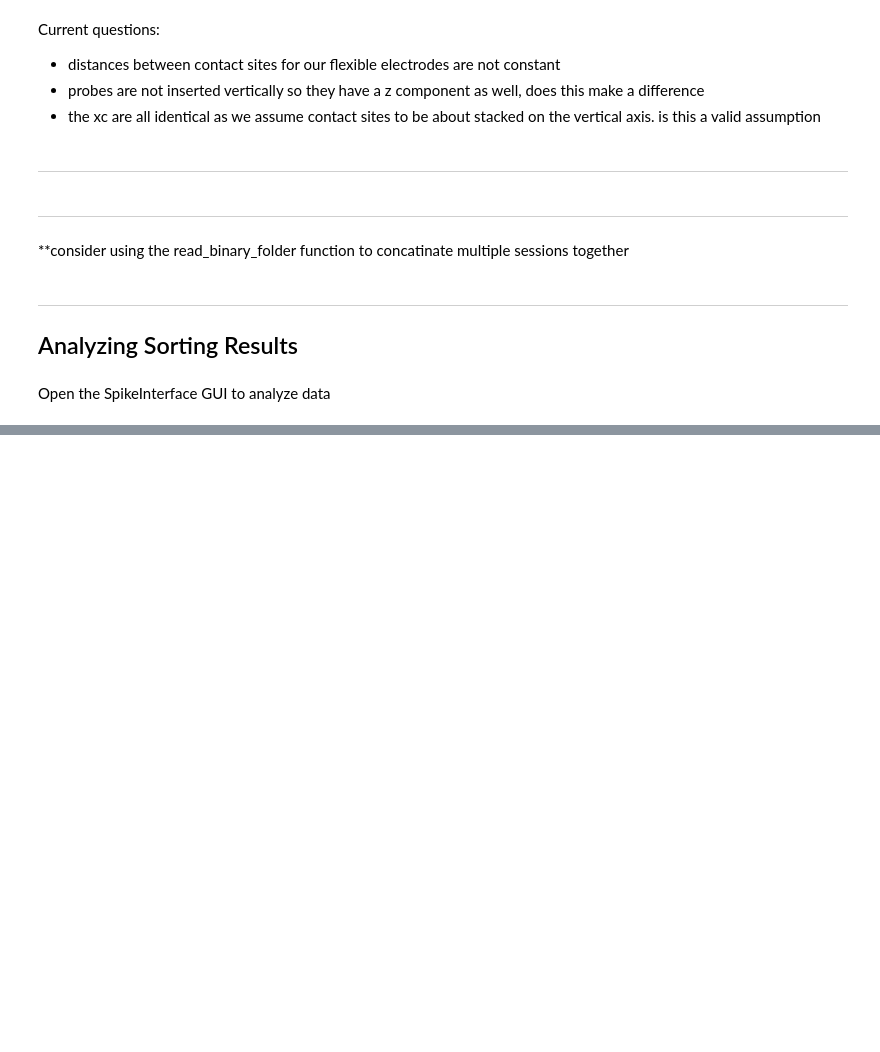
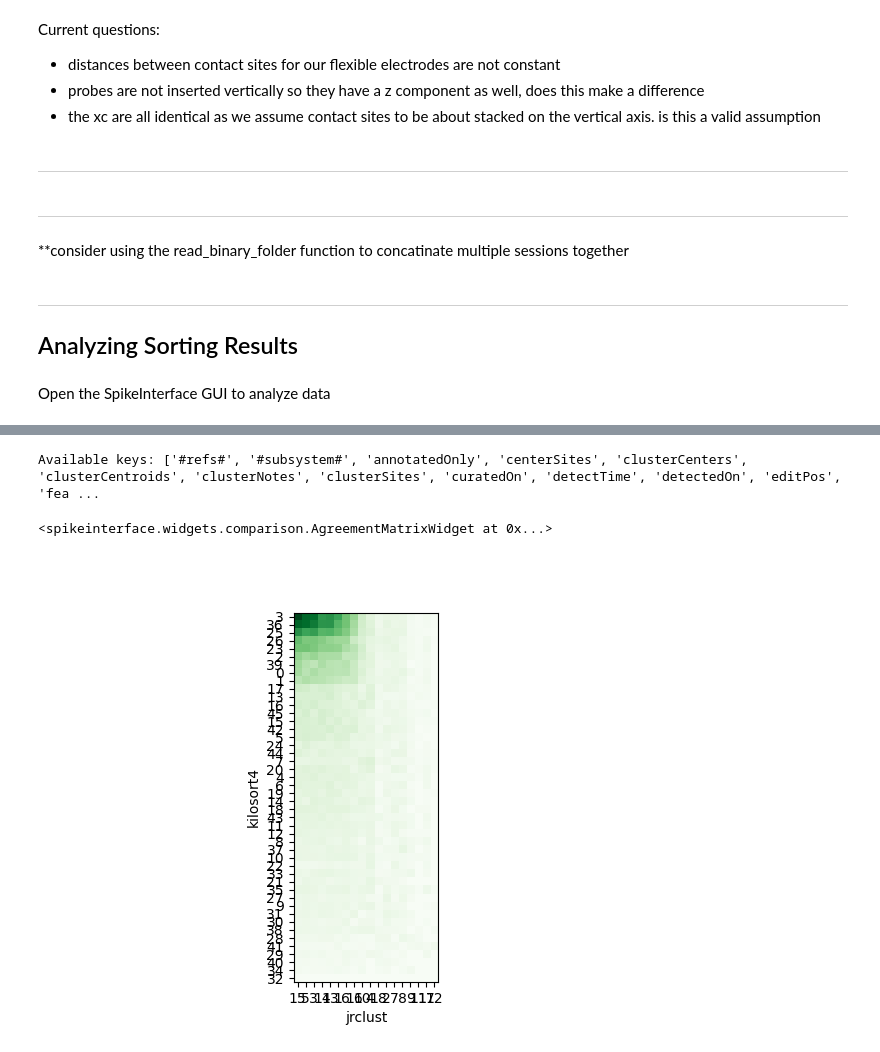
Before and after one commit to BruneBettler/SpikeExplore, a Jupyter notebook: dataExploration.ipynb, the cells around one changed output, grey strips where cells are left out. Cells and saved outputs as stored; diff of their text form; code cells hidden in the pictures; blank space fills up the shorter version.

```diff
--- a/dataExploration.ipynb
+++ b/dataExploration.ipynb
@@ -466,0 +484,72 @@ for unit_index, unit_id in enumerate(sorting_analyzer.unit_ids[10:20]):
+# %%
+import spikeinterface.extractors as se
+from pathlib import Path
+import numpy as np
+import scipy.io as sio
+import spikeinterface.comparison as scmp
+import spikeinterface.widgets as sw
+import h5py
+import matplotlib.pyplot as plt
+
+%matplotlib widget
+
+JRC_path = r"E:\Data\mPG_VV\3171_day12_260420_124757\pruned"
+KS4_path = r"C:\Users\social\Desktop\temp_Brune\SpikeExplore\kilosort_output\victor\april_28_2026_b"
+
+def read_jrclust_sorting_hdf5(jrclust_folder, sampling_frequency):
+    jrclust_folder = Path(jrclust_folder)
+
+    res_files = list(jrclust_folder.glob("*_res.mat"))
+    if len(res_files) != 1:
+        raise ValueError(f"Expected one *_res.mat file, found {len(res_files)}: {res_files}")
+
+    res_file = res_files[0]
+
+    with h5py.File(res_file, "r") as f:
+        print("Available keys:", list(f.keys()))
+
+        spike_times = np.array(f["spikeTimes"]).squeeze().astype("int64")
+        # TODO unsure about this line below
+        spike_times = spike_times - 1
+        spike_labels = np.array(f["spikeClusters"]).squeeze().astype("int64")
+
+    # MATLAB/HDF5 sometimes gives shape (1, n) or (n, 1)
+    spike_times = spike_times.ravel()
+    spike_labels = spike_labels.ravel()
+
+    # Keep only assigned clusters
+    valid = spike_labels > 0
+
+    spike_times = spike_times[valid]
+    spike_labels = spike_labels[valid]
+
+    # Sort by spike time
+    order = np.argsort(spike_times)
+    spike_times = spike_times[order]
+    spike_labels = spike_labels[order]
+
+    sorting = se.NumpySorting.from_samples_and_labels(
+        samples_list=[spike_times],
+        labels_list=[spike_labels],
+        sampling_frequency=sampling_frequency,
+    )
+
+    return sorting
+
+
+jr_sorting = read_jrclust_sorting_hdf5(JRC_path, sampling_frequency=20000.0)
+
+ks4_sorting = se.read_kilosort(KS4_path, keep_good_only=False)
+cmp = scmp.compare_two_sorters(
+    sorting1=ks4_sorting,
+    sorting2=jr_sorting,
+    sorting1_name="kilosort4",
+    sorting2_name="jrclust",
+    delta_time=0.4,  # ms; SI default is commonly 0.4 ms
+)
+
+sw.plot_agreement_matrix(cmp, ordered=True, backend="matplotlib")
+# %% [output]
+Available keys: ['#refs#', '#subsystem#', 'annotatedOnly', 'centerSites', 'clusterCenters', 'clusterCentroids', 'clusterNotes', 'clusterSites', 'curatedOn', 'detectTime', 'detectedOn', 'editPos', 'fea ...
+<spikeinterface.widgets.comparison.AgreementMatrixWidget at 0x...>
+[figure, added]
```
Also changed, not shown: parts of 9 cells of this notebook.
